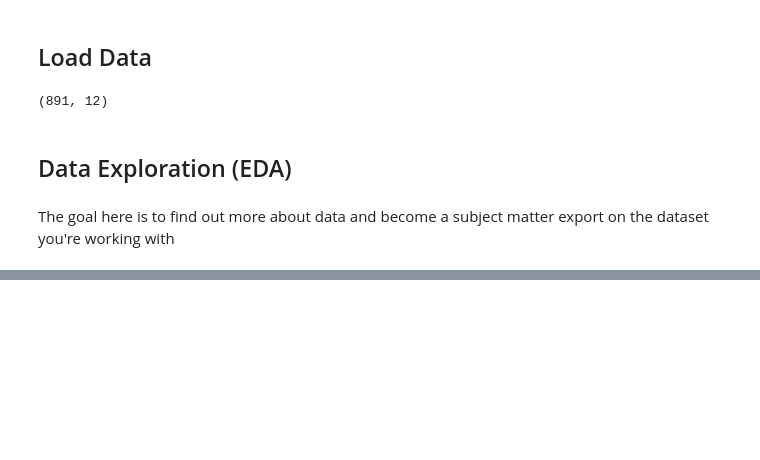
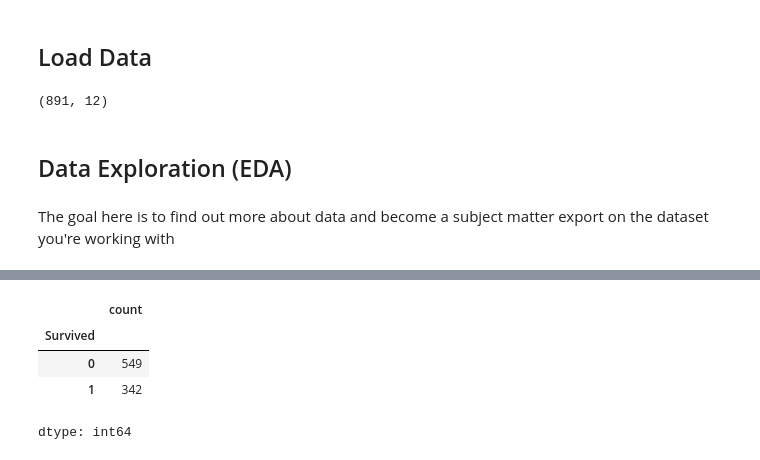
Before and after one commit to PavicicJadranko/Machine-Learning-Project, a Jupyter notebook: Titanic.ipynb, the cells around one changed output, grey strips where cells are left out. Drawn from its saved outputs; the diff is of its cells as text; code cells hidden in the pictures; blank space fills up the shorter version.

```diff
--- a/Titanic.ipynb
+++ b/Titanic.ipynb
@@ -95,3 +95,12 @@ df.tail(7) # Last 7 passengesr in the DataFrame
 | 888 | 889 | 0 | 3 | Johnston, Miss. Catherine Helen "... | female | NaN | 1 | 2 | W./C. 6607 | 23.450 | ... |
 | 889 | 890 | 1 | 1 | Behr, Mr. Karl Howell | male | 26.0 | 0 | 0 | 111369 | 30.000 | ... |
 | 890 | 891 | 0 | 3 | Dooley, Mr. Patrick | male | 32.0 | 0 | 0 | 370376 | 7.750 | ... |
+# %%
+# Finding how much classes there is
+df["Survived"].value_counts()
+# %% [output]
+|  | count |
+| Survived |  |
+| 0 | 549 |
+| 1 | 342 |
+dtype: int64
```
Also changed, not shown: parts of 5 cells of this notebook.
